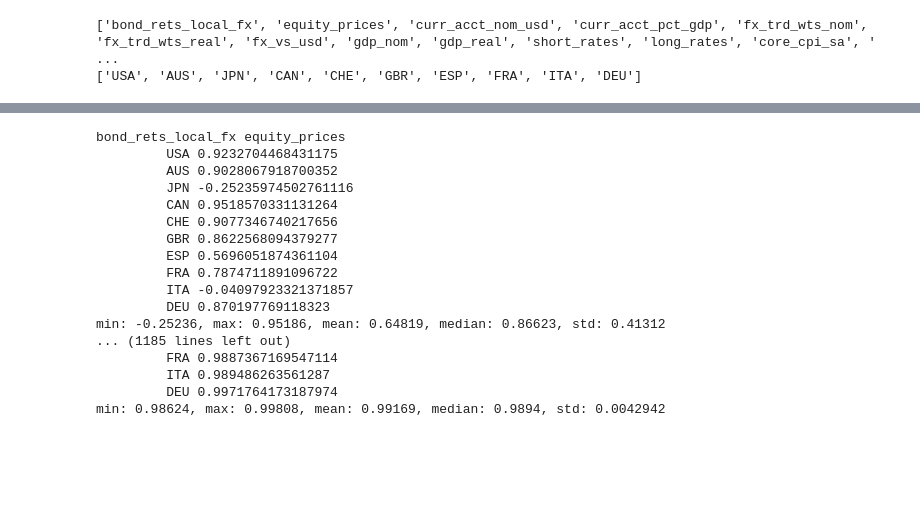
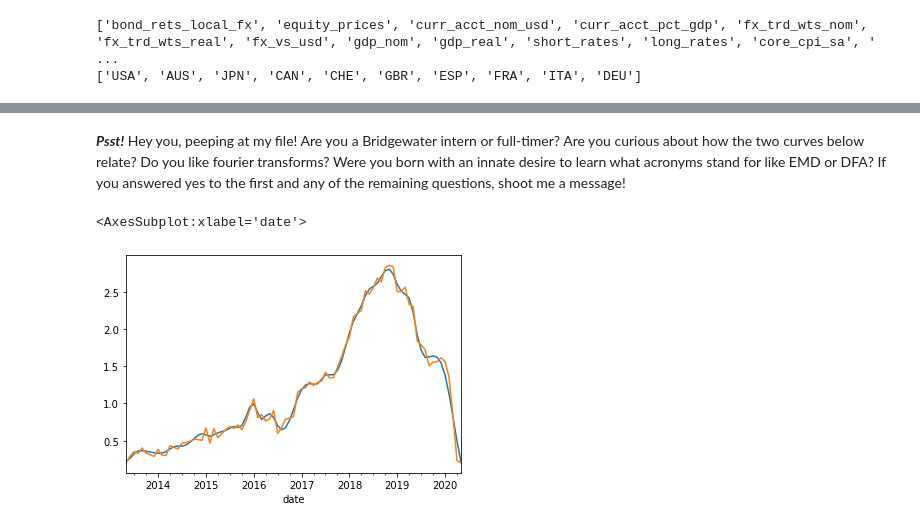
Before and after one commit to Mike-Huntress/Internship2020, a Jupyter notebook: stats/signal_correlations.ipynb, the cells around one changed output, grey strips where cells are left out. Saved outputs shown, nothing was run; the diff lists cells and outputs as text; code cells hidden in the pictures; blank space fills up the shorter version.

Commit message:
fun with data?

```diff
--- a/stats/signal_correlations.ipynb
+++ b/stats/signal_correlations.ipynb
@@ -12,6 +14,7 @@ from utils import make_comparable
 CORRS_FILE = 'correlations.json'
 # %%
 all_data, all_labels = get_all_data_and_labels()
+all_data_clean, all_labels_clean = get_all_data_and_labels(cleaned=True)
 # %%
 # For reference if you want to look up anything
 print(all_labels)
@@ -93,55 +100,8 @@ curr_acct_nom_usd and m2_usd
-# %%
-corrs = {}
-
-for i, j in combinations(range(len(all_data)), r=2):
-    print(all_labels[i], all_labels[j])
-    if all_labels[i] not in corrs:
-        corrs[all_labels[i]] = {}
-    if all_labels[j] not in corrs[all_labels[i]]:
-        corrs[all_labels[i]][all_labels[j]] = {}
-    if all_labels[j] not in corrs:
-        corrs[all_labels[j]] = {}
-    if all_labels[i] not in corrs[all_labels[j]]:
-        corrs[all_labels[j]][all_labels[i]] = {}
-
-    inner_corrs = {}
-    for country in COUNTRIES:
-        if country not in all_data[i] or country not in all_data[j]:
-            continue
-
-        series1, series2 = make_comparable(all_data[i][country], all_data[j][country])
-        inner_corrs[country] = np.corrcoef(series1, series2)[0,1]
-        print('\t', country, inner_corrs[country])
-
-    country_corrs_arr = np.array(list(inner_corrs.values()))
-    inner_corrs['min'] = country_corrs_arr.min()
-    inner_corrs['max'] = country_corrs_arr.max()
-    inner_corrs['mean'] = country_corrs_arr.mean()
-    inner_corrs['median'] = np.median(country_corrs_arr)
-
-    corrs[all_labels[i]][all_labels[j]] = inner_corrs
-    corrs[all_labels[j]][all_labels[i]] = inner_corrs
-
-    print(f'min: {country_corrs_arr.min():.5}, '
-          f'max: {country_corrs_arr.max():.5}, '
-          f'mean: {country_corrs_arr.mean():.5}, '
-          f'median: {np.median(country_corrs_arr):.5}, '
-          f'std: {country_corrs_arr.std():.5}\n')
-# %% [output]
-bond_rets_local_fx equity_prices
-         USA 0.9232704468431175
-         AUS 0.9028067918700352
-         JPN -0.25235974502761116
-         CAN 0.9518570331131264
-         CHE 0.9077346740217656
-         GBR 0.8622568094379277
-         ESP 0.5696051874361104
-         FRA 0.7874711891096722
-         ITA -0.04097923321371857
-         DEU 0.870197769118323
-min: -0.25236, max: 0.95186, mean: 0.64819, median: 0.86623, std: 0.41312
-... (1185 lines left out)
-         FRA 0.9887367169547114
-         ITA 0.989486263561287
-         DEU 0.9971764173187974
-min: 0.98624, max: 0.99808, mean: 0.99169, median: 0.9894, std: 0.0042942
+# %% [markdown]
+***Psst!*** Hey you, peeping at my file! Are you a Bridgewater intern or full-timer? Are you curious about how the two curves below relate? Do you like fourier transforms? Were you born with an innate desire to learn what acronyms stand for like EMD or DFA? If you answered yes to the first and any of the remaining questions, shoot me a message!
+# %%
+all_data_clean[9]['USA'].dropna()[400:485].plot()
+all_data[9]['USA'].dropna()[400:485].plot()
+# %% [output]
+<AxesSubplot:xlabel='date'>
+[figure, added]
```
Also changed, not shown: parts of 5 cells of this notebook, 4 other files.
